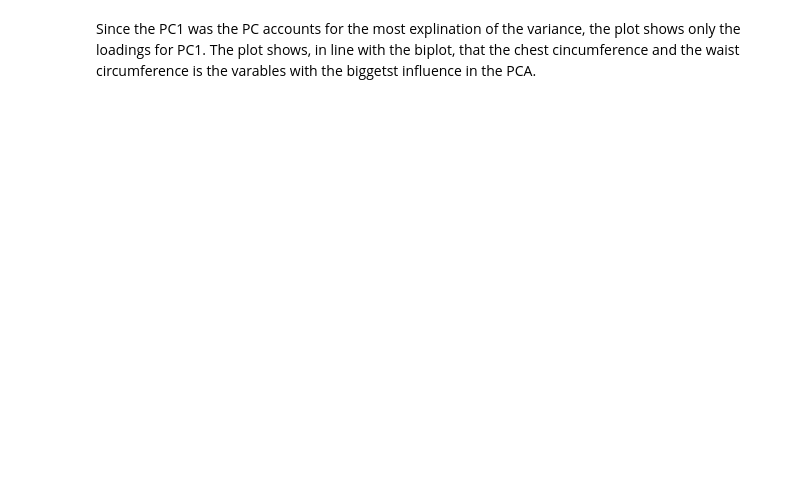
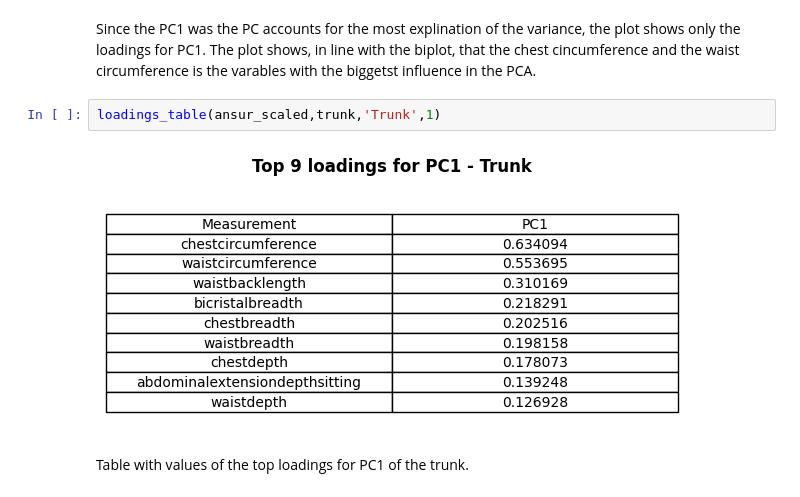
Before and after one commit to jobindjohn/anthromass, a Jupyter notebook: anthropmass/nbs/314_anthro_pca_viz_trunk.ipynb, the cells around one changed output. Cells and saved outputs as stored; diff of their text form; blank space fills up the shorter version.

```diff
--- a/anthropmass/nbs/314_anthro_pca_viz_trunk.ipynb
+++ b/anthropmass/nbs/314_anthro_pca_viz_trunk.ipynb
@@ -79,2 +60,8 @@ waistdepth                      0.581540
 # %% [markdown]
 Since the PC1 was the PC accounts for the most explination of the variance, the plot shows only the loadings for PC1. The plot shows, in line with the biplot, that the chest cincumference and the waist circumference is the varables with the biggetst influence in the PCA.
+# %%
+loadings_table(ansur_scaled,trunk,'Trunk',1)
+# %% [output]
+[figure, added]
+# %% [markdown]
+Table with values of the top loadings for PC1 of the trunk.
```
Also changed, not shown: parts of 3 cells of this notebook, 11 other files.
